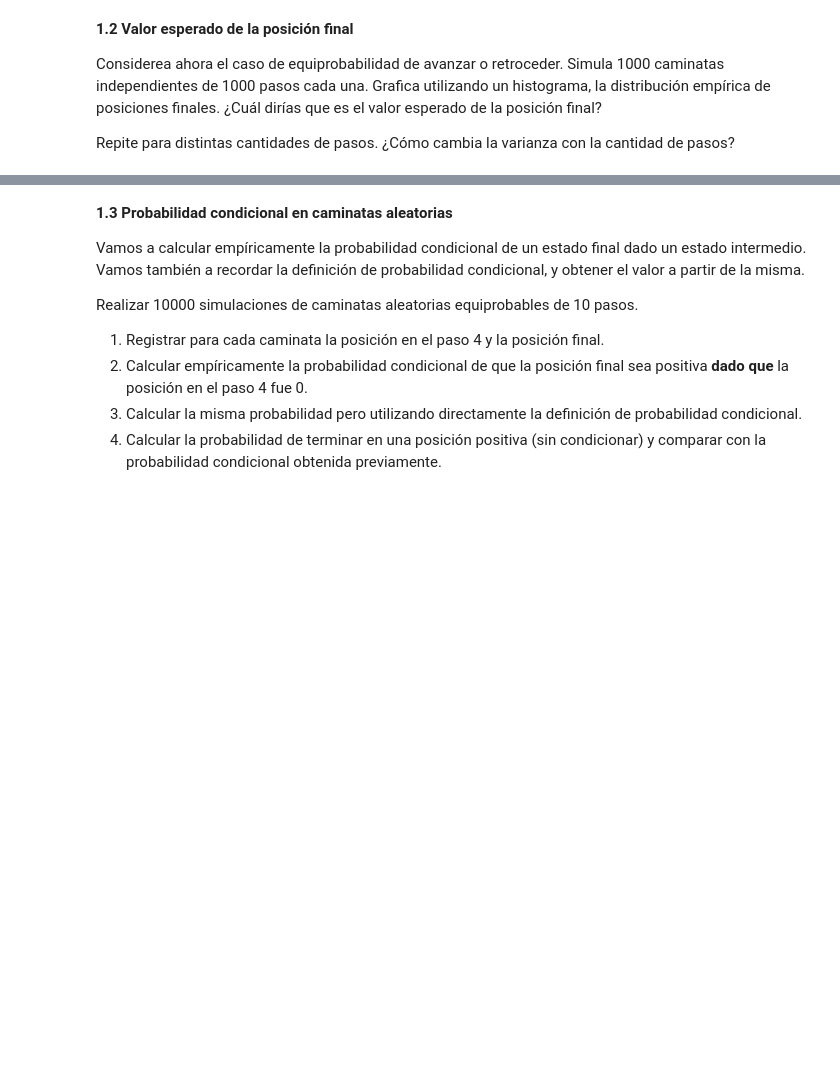
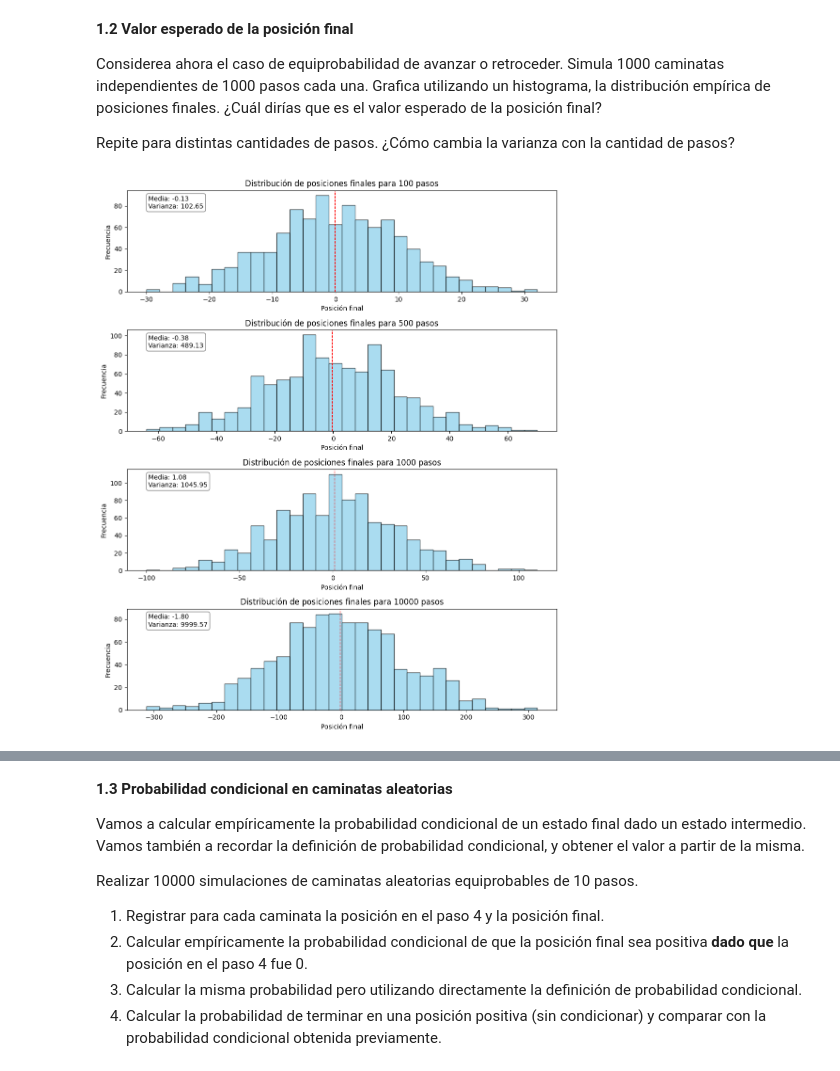
Before and after one commit to fede-bello/tar, a Jupyter notebook: TAR_Lab_0_MC.ipynb, the cells around one changed output, grey strips where cells are left out. Cells and saved outputs as stored; diff of their text form; code cells hidden in the pictures; blank space fills up the shorter version.

```diff
--- a/TAR_Lab_0_MC.ipynb
+++ b/TAR_Lab_0_MC.ipynb
@@ -23,3 +71,49 @@ Repite para los casos donde en lugar de tirar una moneda (equiprobabilidad de av
 Considerea ahora el caso de equiprobabilidad de avanzar o retroceder. Simula 1000 caminatas independientes de 1000 pasos cada una. Grafica utilizando un histograma, la distribución empírica de posiciones finales. ¿Cuál dirías que es el valor esperado de la posición final?
 
 Repite para distintas cantidades de pasos. ¿Cómo cambia la varianza con la cantidad de pasos?
+# %%
+num_caminatas = 1000
+Ns = [100, 500, 1000, 10000]
+p = 0.5
+
+posiciones_finales = {}
+
+for N in Ns:
+    finales = []
+    for _ in range(num_caminatas):
+        steps = np.random.choice([1, -1], size=N, p=[p, 1-p])
+        posicion_final = np.sum(steps)
+        finales.append(posicion_final)
+
+    posiciones_finales[N] = finales
+# %%
+fig, axes = plt.subplots(len(Ns), 1, figsize=(10, 12))
+
+for i, N in enumerate(Ns):
+    axes[i].hist(
+        posiciones_finales[N], bins=30, alpha=0.7, color="skyblue", edgecolor="black"
+    )
+
+    media = np.mean(posiciones_finales[N])
+    varianza = np.var(posiciones_finales[N])
+
+    axes[i].axvline(media, color="red", linestyle="dashed", linewidth=1)
+
+    axes[i].set_title(f"Distribución de posiciones finales para {N} pasos")
+    axes[i].set_xlabel("Posición final")
+    axes[i].set_ylabel("Frecuencia")
+
+    axes[i].text(
+        0.05,
+        0.95,
+        f"Media: {media:.2f}\nVarianza: {varianza:.2f}",
+        transform=axes[i].transAxes,
+        fontsize=10,
+        verticalalignment="top",
+        bbox=dict(boxstyle="round", facecolor="white", alpha=0.5),
+    )
+
+plt.tight_layout()
+plt.show()
+# %% [output]
+[figure, added]
```
Also changed, not shown: parts of 27 cells of this notebook, 3 other files.
